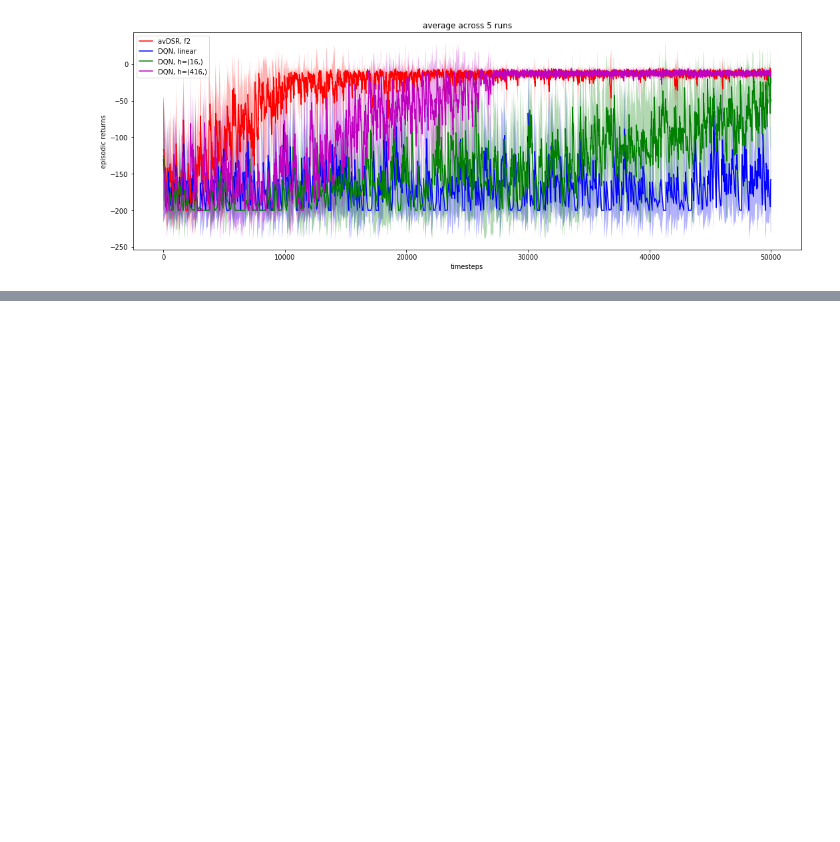
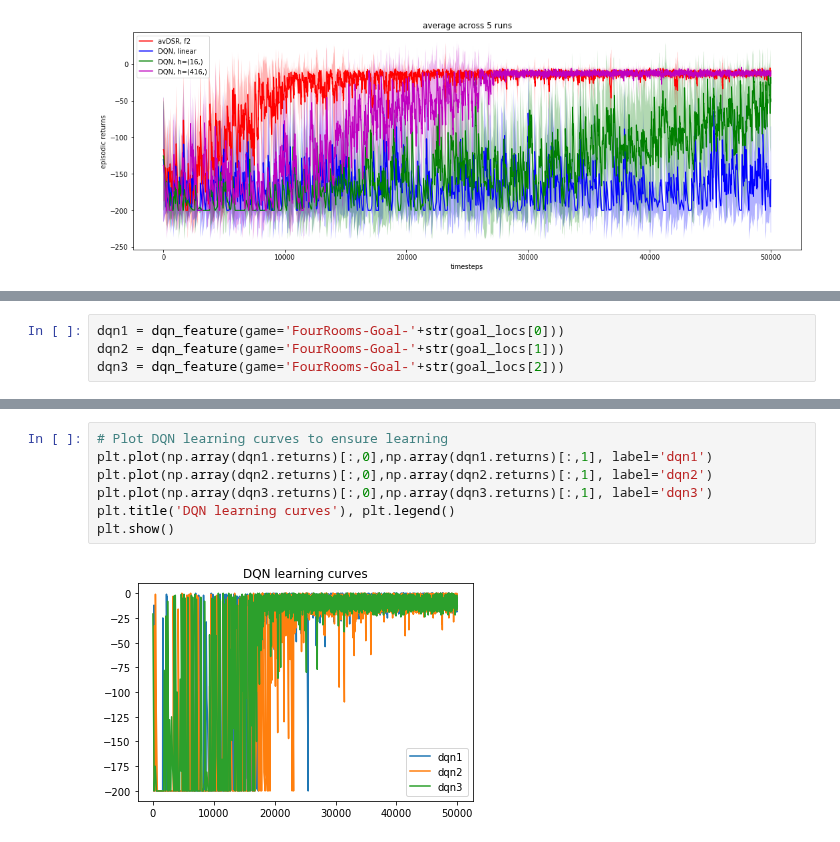
Before and after one commit to psurya1994/successor-feature-representations, a Jupyter notebook: fourrooms-avDSR-exmpts.ipynb, the cells around one changed output, grey strips where cells are left out. Drawn from its saved outputs; the diff is of its cells as text; blank space fills up the shorter version.

```diff
--- a/fourrooms-avDSR-exmpts.ipynb
+++ b/fourrooms-avDSR-exmpts.ipynb
@@ -1700,0 +726,4 @@ plot_rewards(rewards_dict, plot_seperate=False, clip=2000)
+# %%
+dqn1 = dqn_feature(game='FourRooms-Goal-'+str(goal_locs[0]))
+dqn2 = dqn_feature(game='FourRooms-Goal-'+str(goal_locs[1]))
+dqn3 = dqn_feature(game='FourRooms-Goal-'+str(goal_locs[2]))
@@ -1700,0 +762,9 @@ plot_rewards(rewards_dict, plot_seperate=False, clip=2000)
+# %%
+# Plot DQN learning curves to ensure learning
+plt.plot(np.array(dqn1.returns)[:,0],np.array(dqn1.returns)[:,1], label='dqn1')
+plt.plot(np.array(dqn2.returns)[:,0],np.array(dqn2.returns)[:,1], label='dqn2')
+plt.plot(np.array(dqn3.returns)[:,0],np.array(dqn3.returns)[:,1], label='dqn3')
+plt.title('DQN learning curves'), plt.legend()
+plt.show()
+# %% [output]
+[figure, added]
```
Also changed, not shown: parts of 46 cells of this notebook.
